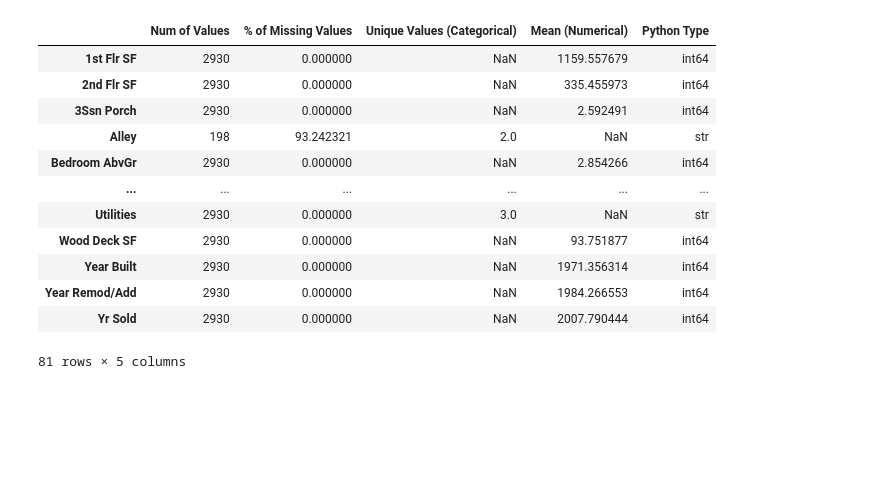
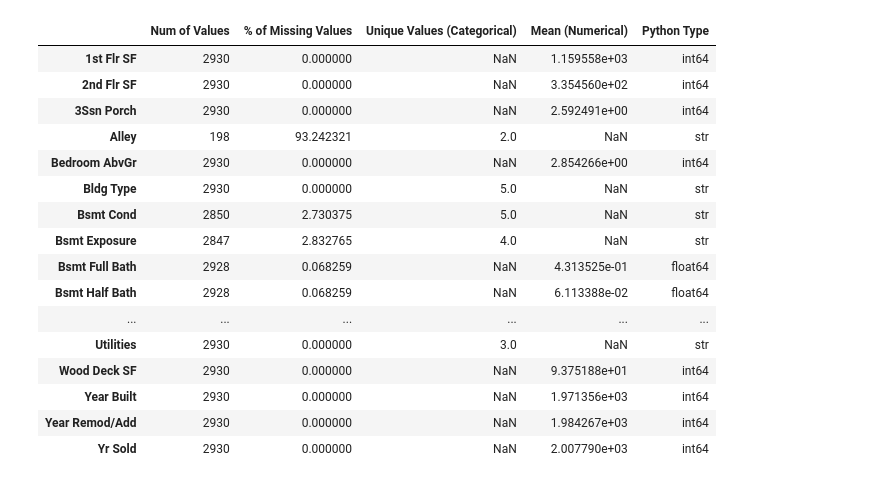
Before and after one commit to Ericaligle/AH_Project_MSc, a Jupyter notebook: notebooks/AH_project.ipynb, the cells around one changed output. Cells and saved outputs as stored; diff of their text form; code cells hidden in the pictures; blank space fills up the shorter version.

```diff
--- a/notebooks/AH_project.ipynb
+++ b/notebooks/AH_project.ipynb
@@ -5,5 +5,6 @@ Dataset loading
 # %%
-data_path = r"C:\Users\erica\Documents\Mestrado\Projetos\Ames_Housing_Project\data\raw\AmesHousing.csv"
-df = pd.read_csv(data_path, index_col = "Order")
+data_path = r"C:\Users\erica\Documents\Mestrado\Projetos\Advanced_DS\Ames_Housing_Project\data\raw\AmesHousing.csv"
+df = pd.read_csv(data_path)
+pd.set_option('display.max_columns', None)
 df.head()
 # %% [output]
@@ -190,24 +68,29 @@ for col in df.columns:
 # %%
 summary_table = pd.DataFrame({
     'Num of Values': df.count(),
     '% of Missing Values': df.isnull().mean() * 100,
     'Unique Values (Categorical)': df.select_dtypes(include=['object', 'string']).nunique(),
     'Mean (Numerical)': df.select_dtypes(include='number').mean(),
     'Python Type': df.dtypes,
 })
 
+pd.set_option('display.max_rows', None)
 summary_table
 # %% [output]
 |  | Num of Values | % of Missing Values | Unique Values (Categorical) | Mean (Numerical) | Python Type |
-| 1st Flr SF | 2930 | 0.000000 | NaN | 1159.557679 | int64 |
-| 2nd Flr SF | 2930 | 0.000000 | NaN | 335.455973 | int64 |
-| 3Ssn Porch | 2930 | 0.000000 | NaN | 2.592491 | int64 |
+| 1st Flr SF | 2930 | 0.000000 | NaN | 1.159558e+03 | int64 |
+| 2nd Flr SF | 2930 | 0.000000 | NaN | 3.354560e+02 | int64 |
+| 3Ssn Porch | 2930 | 0.000000 | NaN | 2.592491e+00 | int64 |
 | Alley | 198 | 93.242321 | 2.0 | NaN | str |
-| Bedroom AbvGr | 2930 | 0.000000 | NaN | 2.854266 | int64 |
+| Bedroom AbvGr | 2930 | 0.000000 | NaN | 2.854266e+00 | int64 |
+| Bldg Type | 2930 | 0.000000 | 5.0 | NaN | str |
+| Bsmt Cond | 2850 | 2.730375 | 5.0 | NaN | str |
+| Bsmt Exposure | 2847 | 2.832765 | 4.0 | NaN | str |
+| Bsmt Full Bath | 2928 | 0.068259 | NaN | 4.313525e-01 | float64 |
+| Bsmt Half Bath | 2928 | 0.068259 | NaN | 6.113388e-02 | float64 |
 | ... | ... | ... | ... | ... | ... |
 | Utilities | 2930 | 0.000000 | 3.0 | NaN | str |
-| Wood Deck SF | 2930 | 0.000000 | NaN | 93.751877 | int64 |
-| Year Built | 2930 | 0.000000 | NaN | 1971.356314 | int64 |
-| Year Remod/Add | 2930 | 0.000000 | NaN | 1984.266553 | int64 |
-| Yr Sold | 2930 | 0.000000 | NaN | 2007.790444 | int64 |
+| Wood Deck SF | 2930 | 0.000000 | NaN | 9.375188e+01 | int64 |
+| Year Built | 2930 | 0.000000 | NaN | 1.971356e+03 | int64 |
+| Year Remod/Add | 2930 | 0.000000 | NaN | 1.984267e+03 | int64 |
+| Yr Sold | 2930 | 0.000000 | NaN | 2.007790e+03 | int64 |
-81 rows × 5 columns
```
Also changed, not shown: parts of 16 cells of this notebook, 1 other file.
